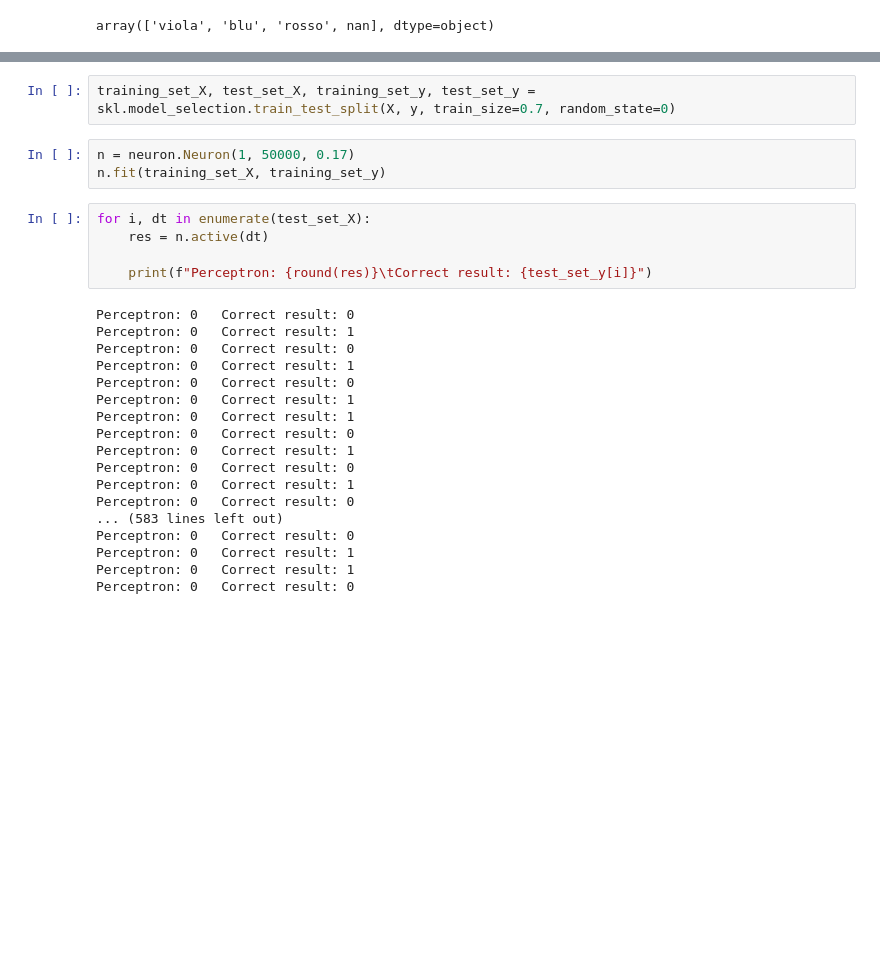
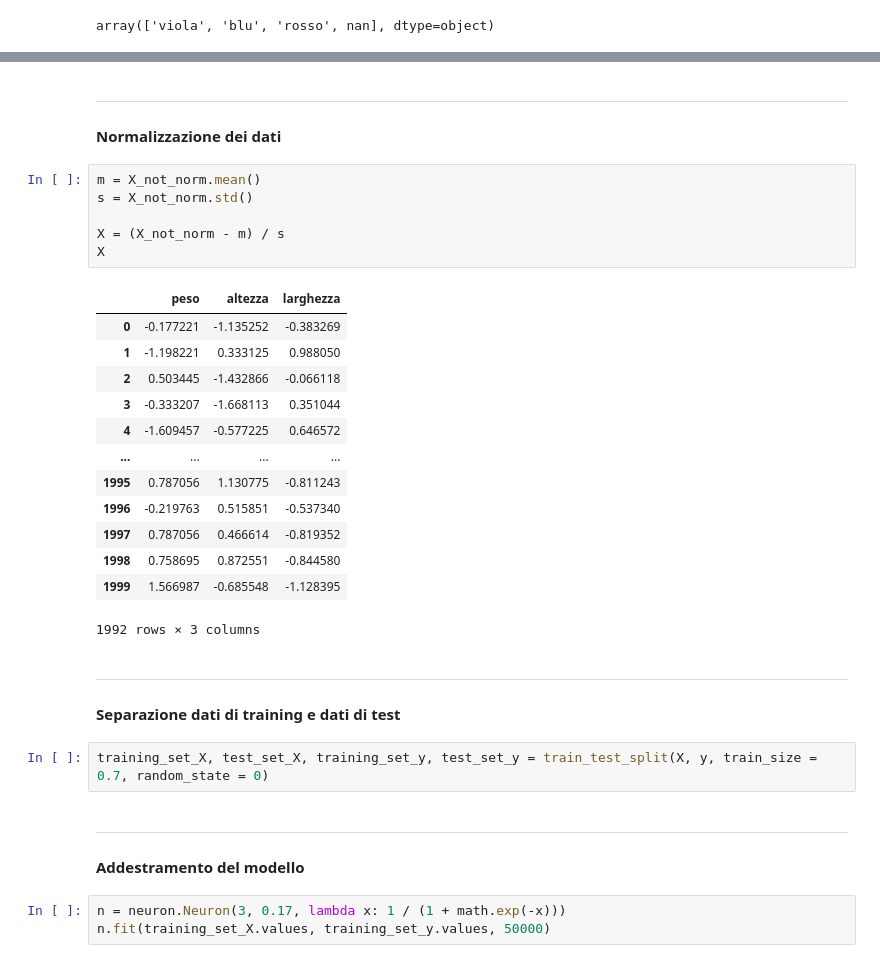
Before and after one commit to nikmaffi/A.I., a Jupyter notebook: perceptron/analysis.ipynb, the cells around one changed output, grey strips where cells are left out. Saved outputs shown, nothing was run; the diff lists cells and outputs as text; blank space fills up the shorter version.

```diff
--- a/perceptron/analysis.ipynb
+++ b/perceptron/analysis.ipynb
@@ -157,28 +186,37 @@ array([0, 0, 0, ..., 1, 1, 1], dtype=int64)
+# %% [markdown]
+<hr>
+
+#### Normalizzazione dei dati
+# %%
+m = X_not_norm.mean()
+s = X_not_norm.std()
+
+X = (X_not_norm - m) / s
+X
+# %% [output]
+|  | peso | altezza | larghezza |
+| 0 | -0.177221 | -1.135252 | -0.383269 |
+| 1 | -1.198221 | 0.333125 | 0.988050 |
+| 2 | 0.503445 | -1.432866 | -0.066118 |
+| 3 | -0.333207 | -1.668113 | 0.351044 |
+| 4 | -1.609457 | -0.577225 | 0.646572 |
+| ... | ... | ... | ... |
+| 1995 | 0.787056 | 1.130775 | -0.811243 |
+| 1996 | -0.219763 | 0.515851 | -0.537340 |
+| 1997 | 0.787056 | 0.466614 | -0.819352 |
+| 1998 | 0.758695 | 0.872551 | -0.844580 |
+| 1999 | 1.566987 | -0.685548 | -1.128395 |
+1992 rows × 3 columns
+# %% [markdown]
+<hr>
+
+#### Separazione dati di training e dati di test
 # %%
-training_set_X, test_set_X, training_set_y, test_set_y = skl.model_selection.train_test_split(X, y, train_size=0.7, random_state=0)
+training_set_X, test_set_X, training_set_y, test_set_y = train_test_split(X, y, train_size = 0.7, random_state = 0)
+# %% [markdown]
+<hr>
+
+#### Addestramento del modello
 # %%
-n = neuron.Neuron(1, 50000, 0.17)
-n.fit(training_set_X, training_set_y)
+n = neuron.Neuron(3, 0.17, lambda x: 1 / (1 + math.exp(-x)))
+n.fit(training_set_X.values, training_set_y.values, 50000)
-# %%
-for i, dt in enumerate(test_set_X):
-    res = n.active(dt)
-
-    print(f"Perceptron: {round(res)}\tCorrect result: {test_set_y[i]}")
-# %% [output]
-Perceptron: 0   Correct result: 0
-Perceptron: 0   Correct result: 1
-Perceptron: 0   Correct result: 0
-Perceptron: 0   Correct result: 1
-Perceptron: 0   Correct result: 0
-Perceptron: 0   Correct result: 1
-Perceptron: 0   Correct result: 1
-Perceptron: 0   Correct result: 0
-Perceptron: 0   Correct result: 1
-Perceptron: 0   Correct result: 0
-Perceptron: 0   Correct result: 1
-Perceptron: 0   Correct result: 0
-... (583 lines left out)
-Perceptron: 0   Correct result: 0
-Perceptron: 0   Correct result: 1
-Perceptron: 0   Correct result: 1
-Perceptron: 0   Correct result: 0
```
Also changed, not shown: parts of 18 cells of this notebook, 1 other file.
